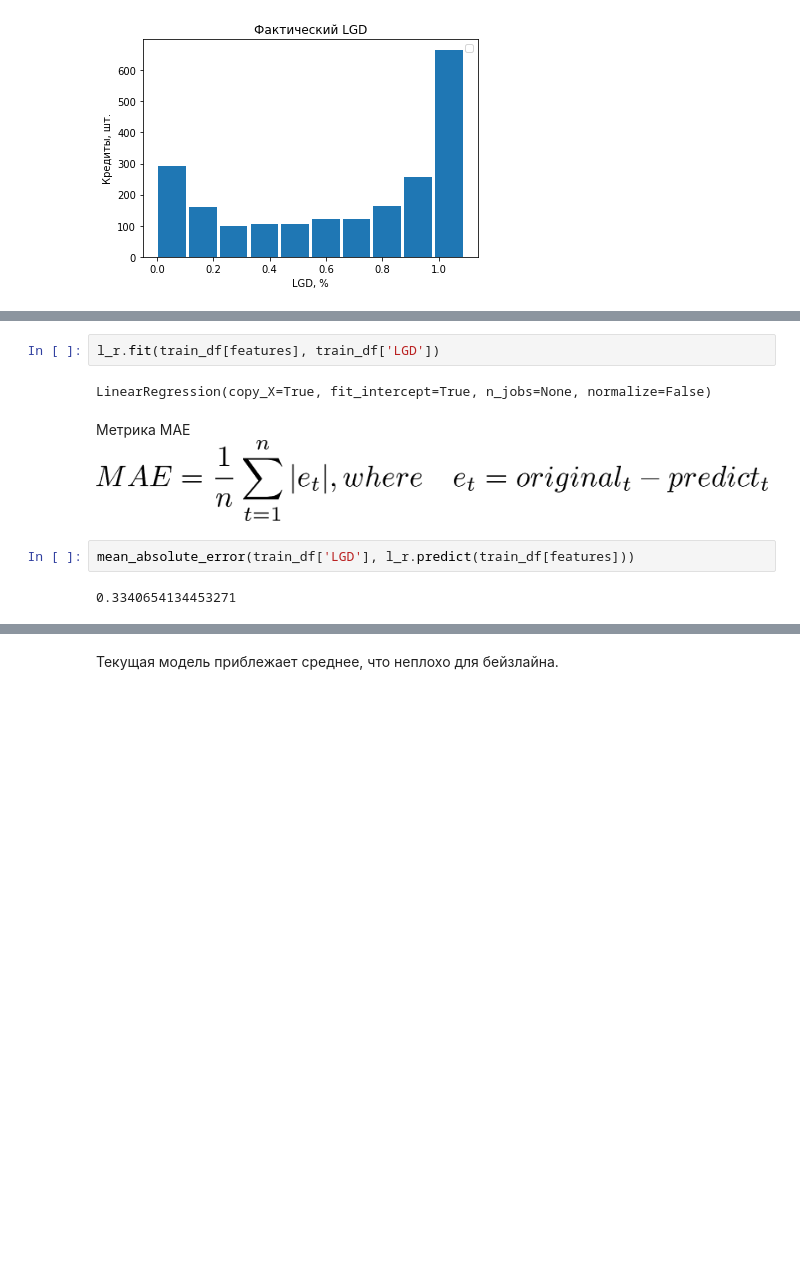
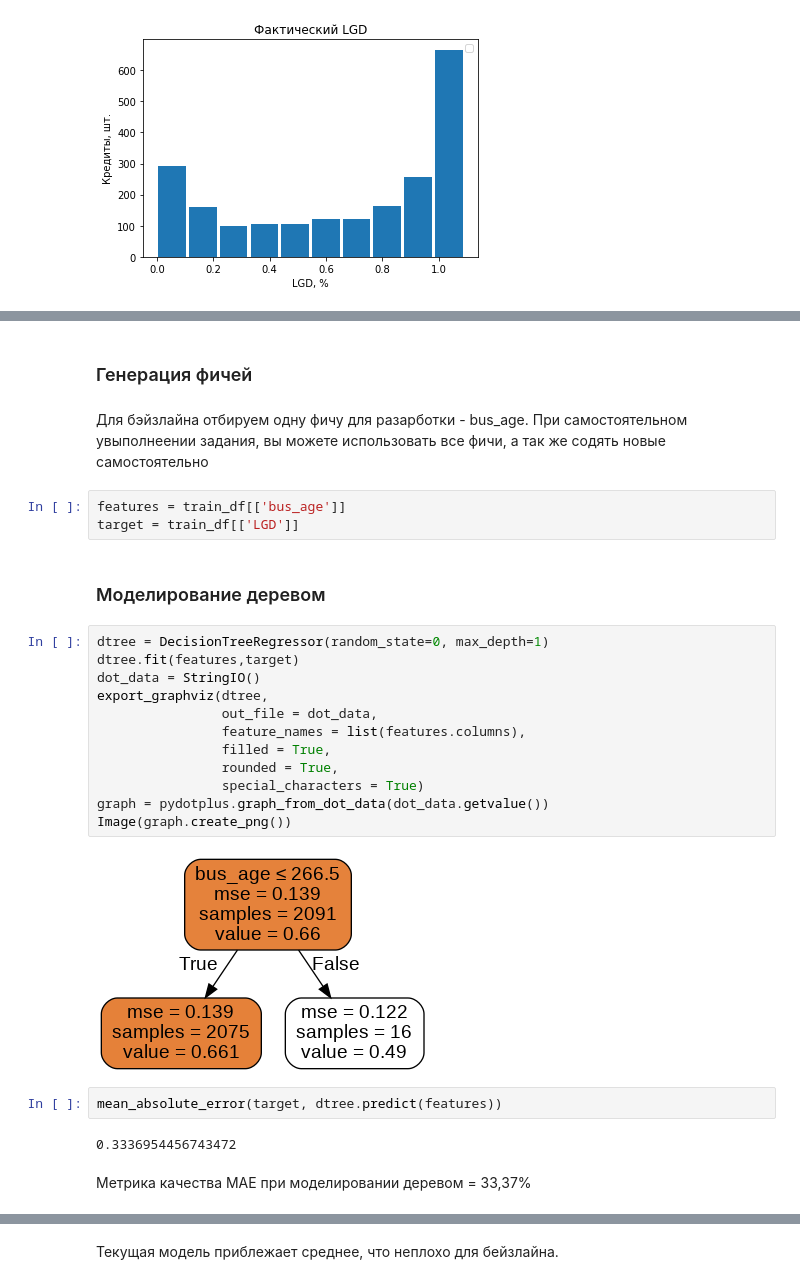
Before and after one commit to BKHV/risk_models, a Jupyter notebook: LGD competition baseline.ipynb, the cells around one changed output, grey strips where cells are left out. Drawn from its saved outputs; the diff is of its cells as text; blank space fills up the shorter version.

```diff
--- a/LGD competition baseline.ipynb
+++ b/LGD competition baseline.ipynb
@@ -82,11 +96,29 @@ l_r = LinearRegression()
+# %% [markdown]
+### Генерация фичей
+# %% [markdown]
+Для бэйзлайна отбируем одну фичу для разарботки - bus_age. При самостоятельном увыполнеении задания, вы можете использовать все фичи, а так же содять новые самостоятельно
 # %%
-l_r.fit(train_df[features], train_df['LGD'])
+features = train_df[['bus_age']]
+target = train_df[['LGD']]
-# %% [output]
-LinearRegression(copy_X=True, fit_intercept=True, n_jobs=None, normalize=False)
-# %% [markdown]
-Метрика MAE
-![MAE.png](embedded-picture-1)
+# %% [markdown]
+### Моделирование деревом
+# %%
+dtree = DecisionTreeRegressor(random_state=0, max_depth=1)
+dtree.fit(features,target)
+dot_data = StringIO()
+export_graphviz(dtree,
+                out_file = dot_data,
+                feature_names = list(features.columns),
+                filled = True,
+                rounded = True,
+                special_characters = True)
+graph = pydotplus.graph_from_dot_data(dot_data.getvalue())
+Image(graph.create_png())
+# %% [output]
+[figure, added]
 # %%
-mean_absolute_error(train_df['LGD'], l_r.predict(train_df[features]))
+mean_absolute_error(target, dtree.predict(features))
 # %% [output]
-0.3340654134453271
+0.3336954456743472
+# %% [markdown]
+Метрика качества МАЕ при моделировании деревом = 33,37%
```
Also changed, not shown: parts of 14 cells of this notebook.
